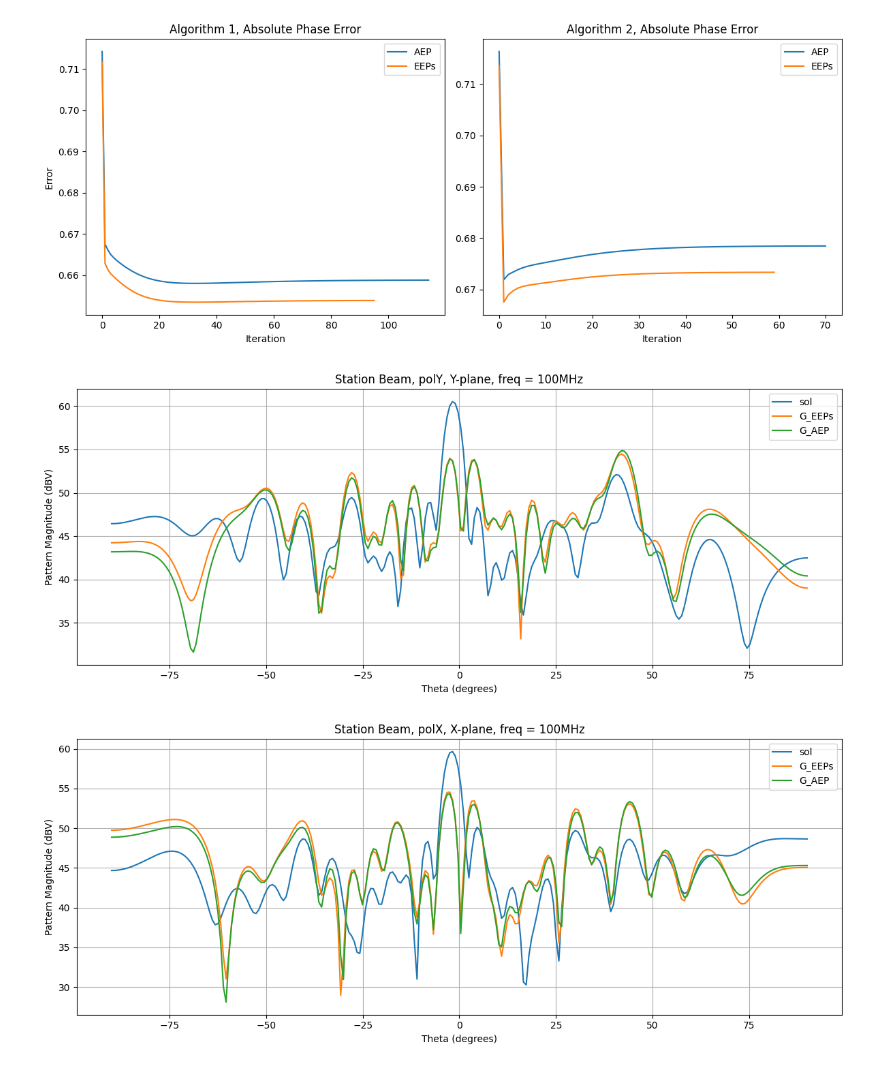
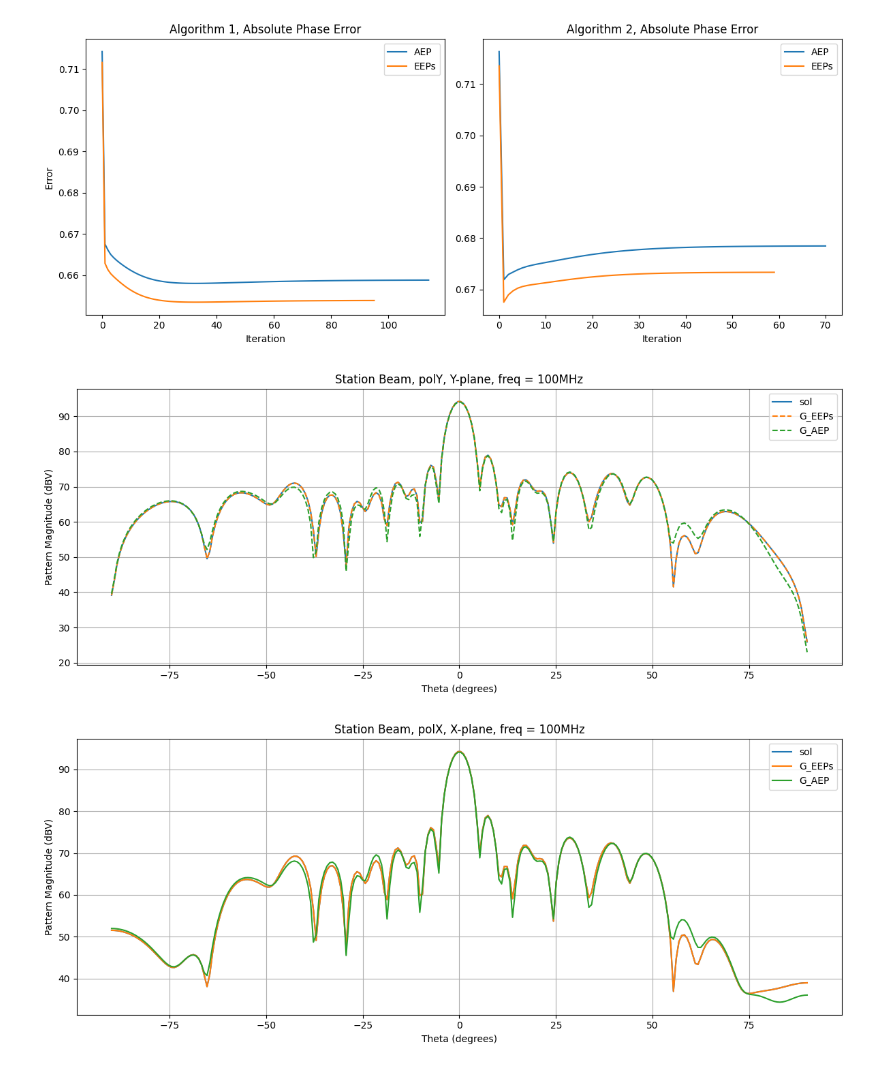
Before and after one commit to MaxTalberg/SKA-low-mini-project, a Jupyter notebook: harp_beam/src/main.ipynb, the cells around one changed output. Cells and saved outputs as stored; diff of their text form; code cells hidden in the pictures.

Commit message:
Updated array pattern plot

```diff
--- a/harp_beam/src/main.ipynb
+++ b/harp_beam/src/main.ipynb
@@ -116,35 +116,36 @@ layout = 'random'  # array layout
 data_folder = 'harp_beam'
 filename_eep = f"data_EEPs_{antenna}_{layout}_{freq}MHz.mat"
 mat = scipy.io.loadmat(filename_eep)
 pos_ant = np.array(mat['pos_ant'])
 
 # Define theta_range based on your system (same as your original theta_range)
 theta = np.linspace(-np.pi/2, np.pi/2, num_dir)
 phi = 0
 theta0 = 0  # Define theta0 based on your system
 phi0 = 0  # Define phi0 based on your system
 
 
 # AP g_sol
 AP_sol_polY, AP_sol_polX = compute_beamforming(g_sol, *complex_E_fields, pos_ant, theta, phi, theta0, phi0)
 
 # AP g_EEPs
 AP_g_EEPs_polY, AP_g_EEPs_polX = compute_beamforming(g_EEPs, *complex_E_fields, pos_ant, theta, phi, theta0, phi0)
 
 # AP g_AEP
 AP_g_AEP_polY, AP_g_AEP_polX = compute_beamforming(g_AEP, *complex_E_fields, pos_ant, theta, phi, theta0, phi0)
 
 # AP G_EEPs1
-AP_G_EEPs_polY, AP_G_EEPs_polX = compute_beamforming(G_EEPs1.diagonal(), *complex_E_fields, pos_ant, theta, phi, theta0, phi0)
+AP_G_EEPs_polY, AP_G_EEPs_polX = compute_beamforming(G_EEPs1.diagonal().reshape(-1,1), *complex_E_fields, pos_ant, theta, phi, theta0, phi0)
 
 # AP G_AEP1
-AP_G_AEP_polY, AP_G_AEP_polX = compute_beamforming(G_AEP1.diagonal(), *complex_E_fields, pos_ant, theta, phi, theta0, phi0)
+AP_G_AEP_polY, AP_G_AEP_polX = compute_beamforming(G_AEP1.diagonal().reshape(-1,1), *complex_E_fields, pos_ant, theta, phi, theta0, phi0)
 
 
 # Plot beamforming results
 plot_beamforming_results(theta, [AP_sol_polY, AP_G_EEPs_polY, AP_G_AEP_polY],
                         [AP_sol_polX, AP_G_EEPs_polX, AP_G_AEP_polX],
-                        ['sol', 'G_EEPs', 'G_AEP'])
+                        ['g_sol', 'G_EEPs', 'G_AEP'],
+                        ['solid', 'dashed', 'dashed'],)
 # %% [output]
-[figure, old version]
+[figure, new version]
-[figure, old version]
+[figure, new version]
```
Also changed, not shown: 2 other files.
